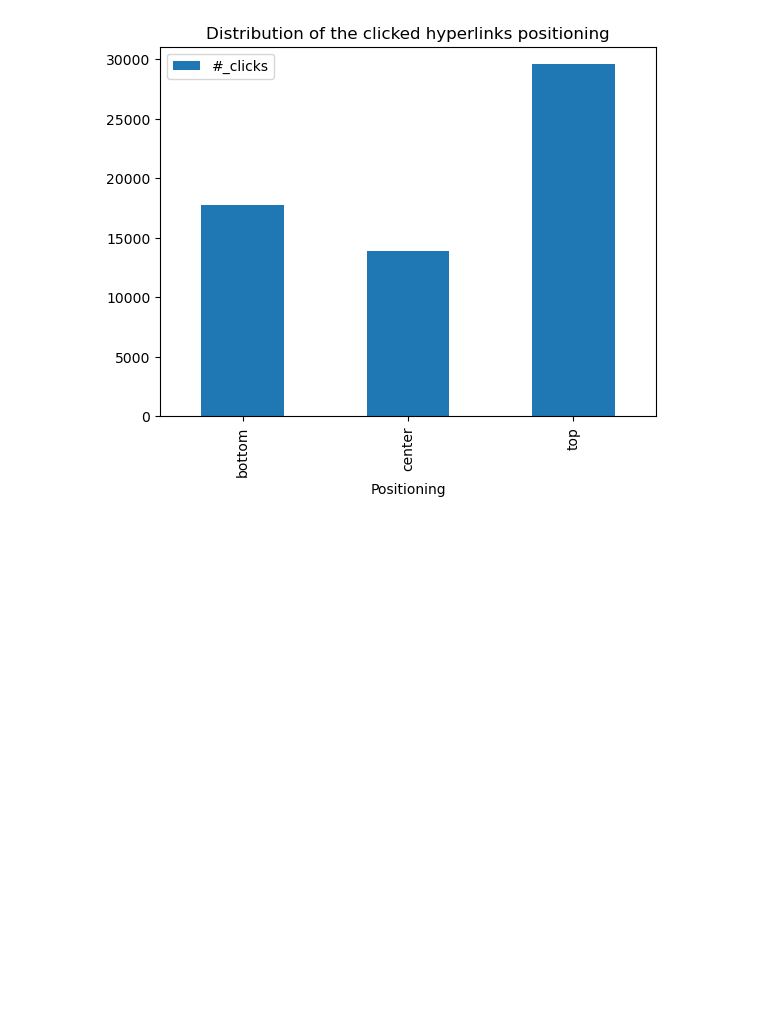
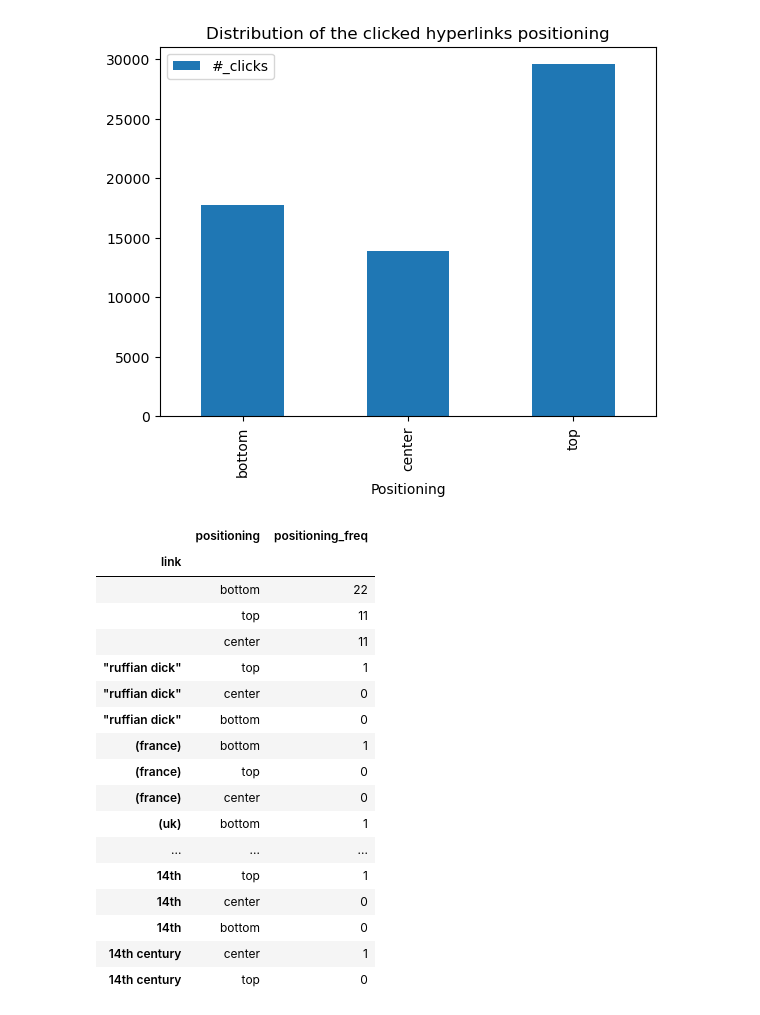
Before and after one commit to epfl-ada/ada-2022-project-theadalyzers, a Jupyter notebook: P2.ipynb, the cells around one changed output. Saved outputs shown, nothing was run; the diff lists cells and outputs as text; code cells hidden in the pictures; blank space fills up the shorter version.

```diff
--- a/P2.ipynb
+++ b/P2.ipynb
@@ -223,27 +183,0 @@ link_positioning_df
-# %%
-# function for all html files
-
-def find_links(soups):
-    dfs=[]
-    for soup in soups:
-        paragraphs = soup.find_all('p')
-
-        links=[]
-        i=0
-        for p in paragraphs:
-            i+=1
-            all_links=p.find_all('a')
-            for link in all_links:
-                if 'href' in link.attrs:
-                    link_title=link.text
-                    link_paragraph=i
-                    links.append([link_title, link_paragraph])
-
-        link_positioning_df=pd.DataFrame(links, columns=['link', '#_paragraph']).drop_duplicates()
-        link_positioning_df['positioning']=round(link_positioning_df['#_paragraph']/len(paragraphs), 2)
-        link_positioning_df['link']=filter_article_name(link_positioning_df['link'])
-        dfs.append(link_positioning_df)
-    return dfs
-
-link_positioning_dfs=find_links(soups)
-link_positioning_dfs[:5]
@@ -508,0 +461,25 @@ Text(0.5, 0, 'Positioning')
+# %%
+positioning_freq=links_pos_dfs_merged.set_index("link").groupby("link").apply(lambda x: find_positioning_dis(x.values.flatten()))
+positioning_freq_df=pd.DataFrame(positioning_freq, columns=['positioning_freq'])
+positioning_freq_df.reset_index(level=1, inplace=True)
+positioning_freq_df.rename(columns={'level_1':'positioning'}, inplace=True)
+positioning_freq_df.head(20)
+# %% [output]
+|  | positioning | positioning_freq |
+| link |  |  |
+|  | bottom | 22 |
+|  | top | 11 |
+|  | center | 11 |
+| "ruffian dick" | top | 1 |
+| "ruffian dick" | center | 0 |
+| "ruffian dick" | bottom | 0 |
+| (france) | bottom | 1 |
+| (france) | top | 0 |
+| (france) | center | 0 |
+| (uk) | bottom | 1 |
+| ... | ... | ... |
+| 14th | top | 1 |
+| 14th | center | 0 |
+| 14th | bottom | 0 |
+| 14th century | center | 1 |
+| 14th century | top | 0 |
```
Also changed, not shown: parts of 26 cells of this notebook.
